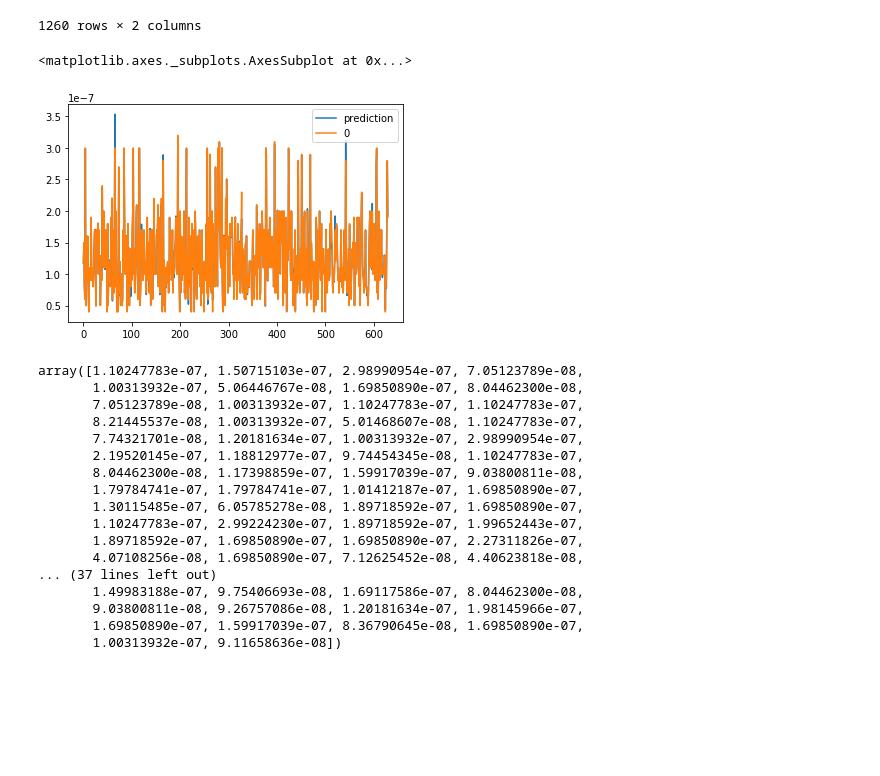
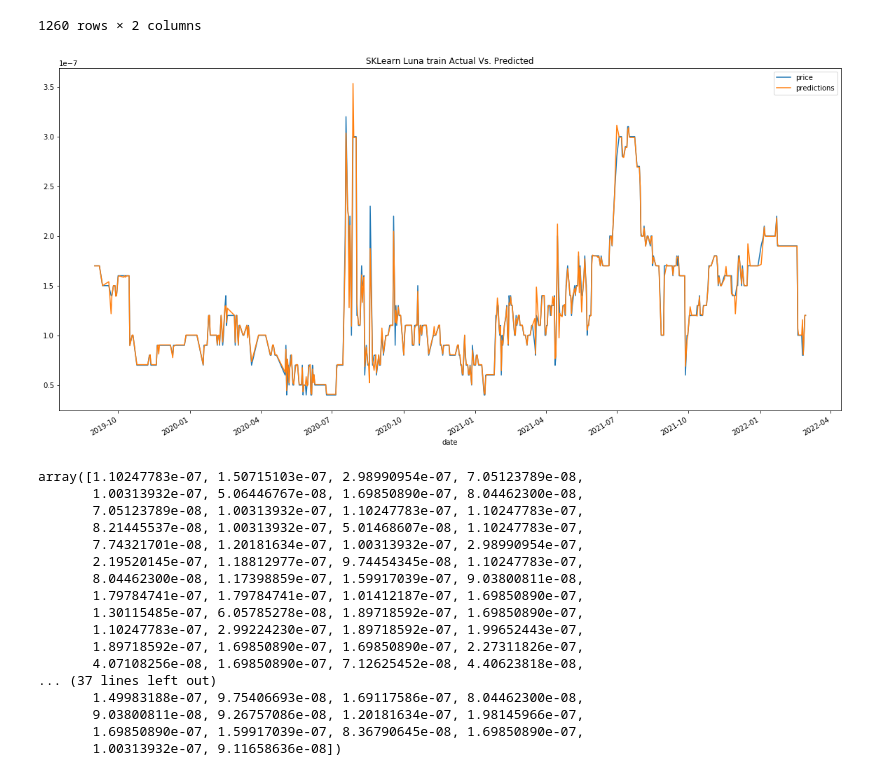
Before and after one commit to evansadasivan/Crypto-stable-coins-multi-model-forecasting, a Jupyter notebook: Project 2 file updated_June 9.ipynb, the cells around one changed output. Saved outputs shown, nothing was run; the diff lists cells and outputs as text; code cells hidden in the pictures; blank space fills up the shorter version.

Commit message:
<final updates to sklearn portion and pictures added>

```diff
--- a/Project 2 file updated_June 9.ipynb
+++ b/Project 2 file updated_June 9.ipynb
@@ -388,3 +417,6 @@ X_test.shape
+# %%
+copy_y_train_luna=y_train.copy()
+y_luna_df_train=pd.DataFrame(copy_y_train_luna)
 # %%
 X_train.sort_values("date",ascending=False)
 X_test.sort_values("date",ascending=False)
@@ -548,8 +552,3 @@ model_performance
 | 628 | NaN | 2.800000e-07 |
 | 629 | NaN | 1.900000e-07 |
 1260 rows × 2 columns
-# %%
-model_performance.plot()
-# %% [output]
-<matplotlib.axes._subplots.AxesSubplot at 0x...>
-[figure, removed]
@@ -556,3 +567,13 @@ model_performance.plot()
+# %%
+predictions_actual_y_luna_train=y_luna_df_train
+predictions_actual_y_luna_train['predictions']=luna_training_prediction_df['prediction'].values
+
+#plot x_test
+name = 'SKLearn Luna train Actual Vs. Predicted'
+ax = predictions_actual_y_luna_train.plot(figsize=(20,10), title=name)
+ax.figure.savefig('luna_train_sklearn.png')
+# %% [output]
+[figure, added]
 # %%
 #predict the test values
 luna_testing_predictions = model.predict(X_test_scaled)
```
Also changed, not shown: parts of 34 cells of this notebook, 11 other files.
